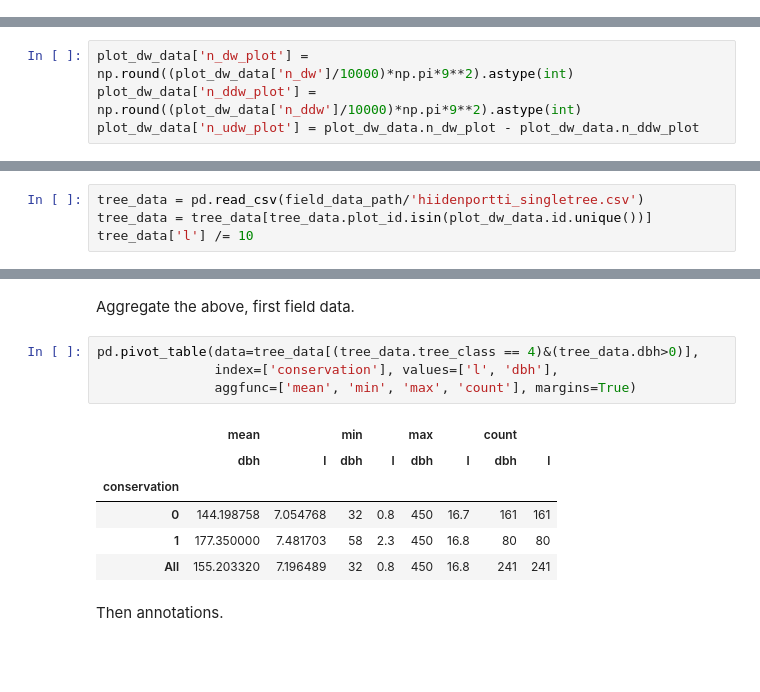
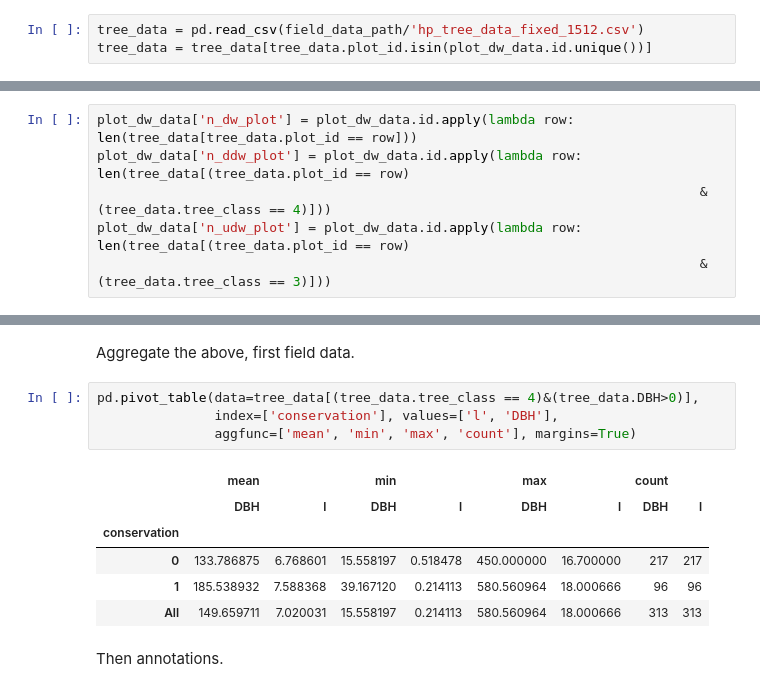
Before and after one commit to mayrajeo/maskrcnn-deadwood, a Jupyter notebook: notebooks/2_comparing_annotations_and_field_data.ipynb, the cells around one changed output, grey strips where cells are left out. Drawn from its saved outputs; the diff is of its cells as text; blank space fills up the shorter version.

```diff
--- a/notebooks/2_comparing_annotations_and_field_data.ipynb
+++ b/notebooks/2_comparing_annotations_and_field_data.ipynb
@@ -50 +52,4 @@ plot_circles = plot_circles[plot_circles.in_vplot == 1]
+# %%
+tree_data = pd.read_csv(field_data_path/'hp_tree_data_fixed_1512.csv')
+tree_data = tree_data[tree_data.plot_id.isin(plot_dw_data.id.unique())]
 # %% [markdown]
@@ -52,7 +57,9 @@ Convert `n_dw` (number of deadwood stems per hectare), `n_ddw` and `n_udw` to si
 # %%
-plot_dw_data['n_dw_plot'] = np.round((plot_dw_data['n_dw']/10000)*np.pi*9**2).astype(int)
-plot_dw_data['n_ddw_plot'] = np.round((plot_dw_data['n_ddw']/10000)*np.pi*9**2).astype(int)
-plot_dw_data['n_udw_plot'] = plot_dw_data.n_dw_plot - plot_dw_data.n_ddw_plot
+plot_dw_data['n_dw_plot'] = plot_dw_data.id.apply(lambda row: len(tree_data[tree_data.plot_id == row]))
+plot_dw_data['n_ddw_plot'] = plot_dw_data.id.apply(lambda row: len(tree_data[(tree_data.plot_id == row)
+                                                                             & (tree_data.tree_class == 4)]))
+plot_dw_data['n_udw_plot'] = plot_dw_data.id.apply(lambda row: len(tree_data[(tree_data.plot_id == row)
+                                                                             & (tree_data.tree_class == 3)]))
 # %%
 def match_circular_plot(row, plots):
     "Match annotations with field plots"
@@ -161,4 +169,0 @@ Read individual tree measurements, and convert `l` from decimeters to meters.
-# %%
-tree_data = pd.read_csv(field_data_path/'hiidenportti_singletree.csv')
-tree_data = tree_data[tree_data.plot_id.isin(plot_dw_data.id.unique())]
-tree_data['l'] /= 10
@@ -246,16 +247,16 @@ plt.show()
 # %% [markdown]
 Aggregate the above, first field data.
 # %%
-pd.pivot_table(data=tree_data[(tree_data.tree_class == 4)&(tree_data.dbh>0)],
-               index=['conservation'], values=['l', 'dbh'],
+pd.pivot_table(data=tree_data[(tree_data.tree_class == 4)&(tree_data.DBH>0)],
+               index=['conservation'], values=['l', 'DBH'],
                aggfunc=['mean', 'min', 'max', 'count'], margins=True)
 # %% [output]
 |  | mean |  | min |  | max |  | count |  |
-|  | dbh | l | dbh | l | dbh | l | dbh | l |
+|  | DBH | l | DBH | l | DBH | l | DBH | l |
 | conservation |  |  |  |  |  |  |  |  |
-| 0 | 144.198758 | 7.054768 | 32 | 0.8 | 450 | 16.7 | 161 | 161 |
-| 1 | 177.350000 | 7.481703 | 58 | 2.3 | 450 | 16.8 | 80 | 80 |
-| All | 155.203320 | 7.196489 | 32 | 0.8 | 450 | 16.8 | 241 | 241 |
+| 0 | 133.786875 | 6.768601 | 15.558197 | 0.518478 | 450.000000 | 16.700000 | 217 | 217 |
+| 1 | 185.538932 | 7.588368 | 39.167120 | 0.214113 | 580.560964 | 18.000666 | 96 | 96 |
+| All | 149.659711 | 7.020031 | 15.558197 | 0.214113 | 580.560964 | 18.000666 | 313 | 313 |
 # %% [markdown]
 Then annotations.
 # %%
```
Also changed, not shown: parts of 22 cells of this notebook, 5 other files.
